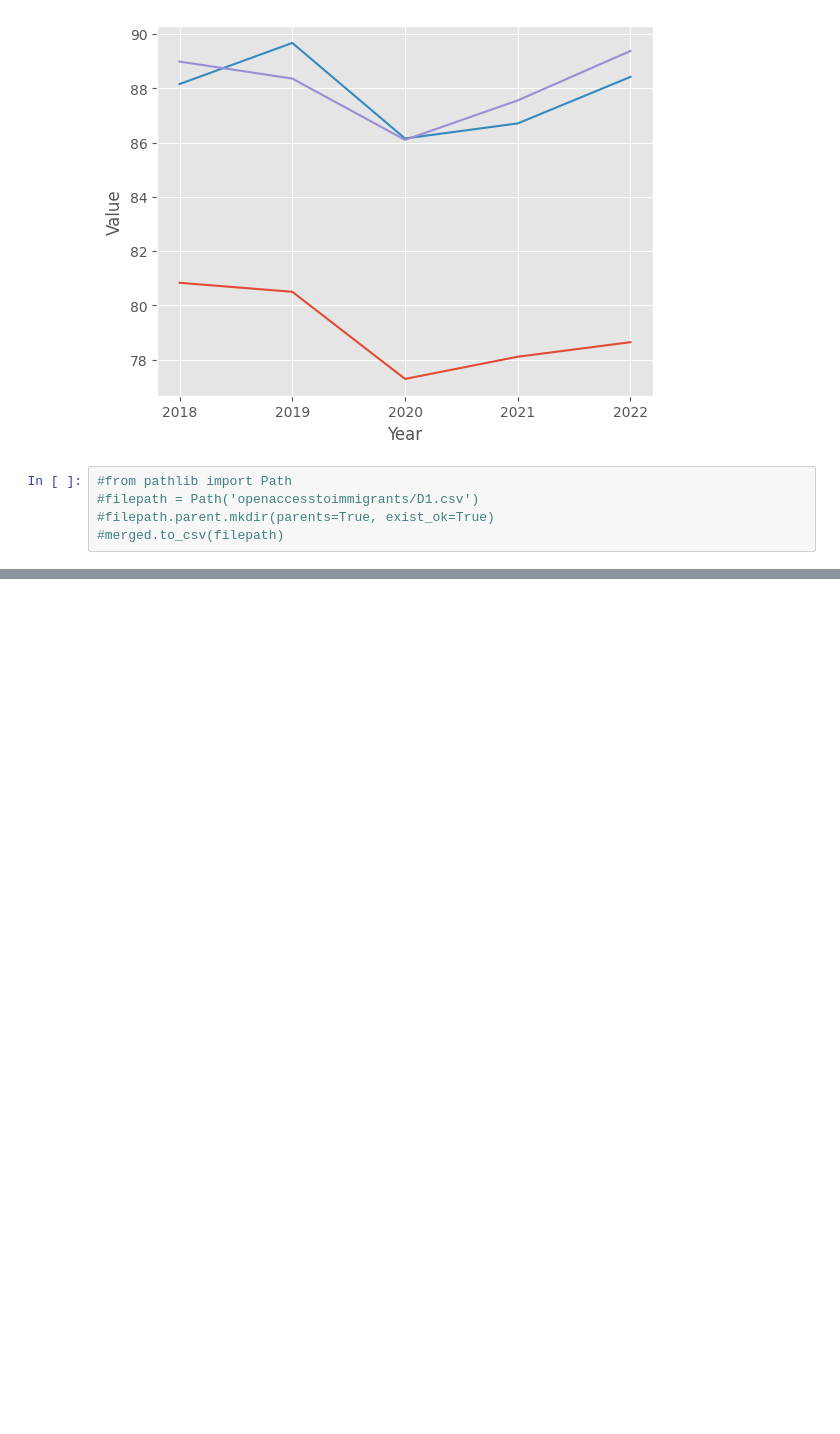
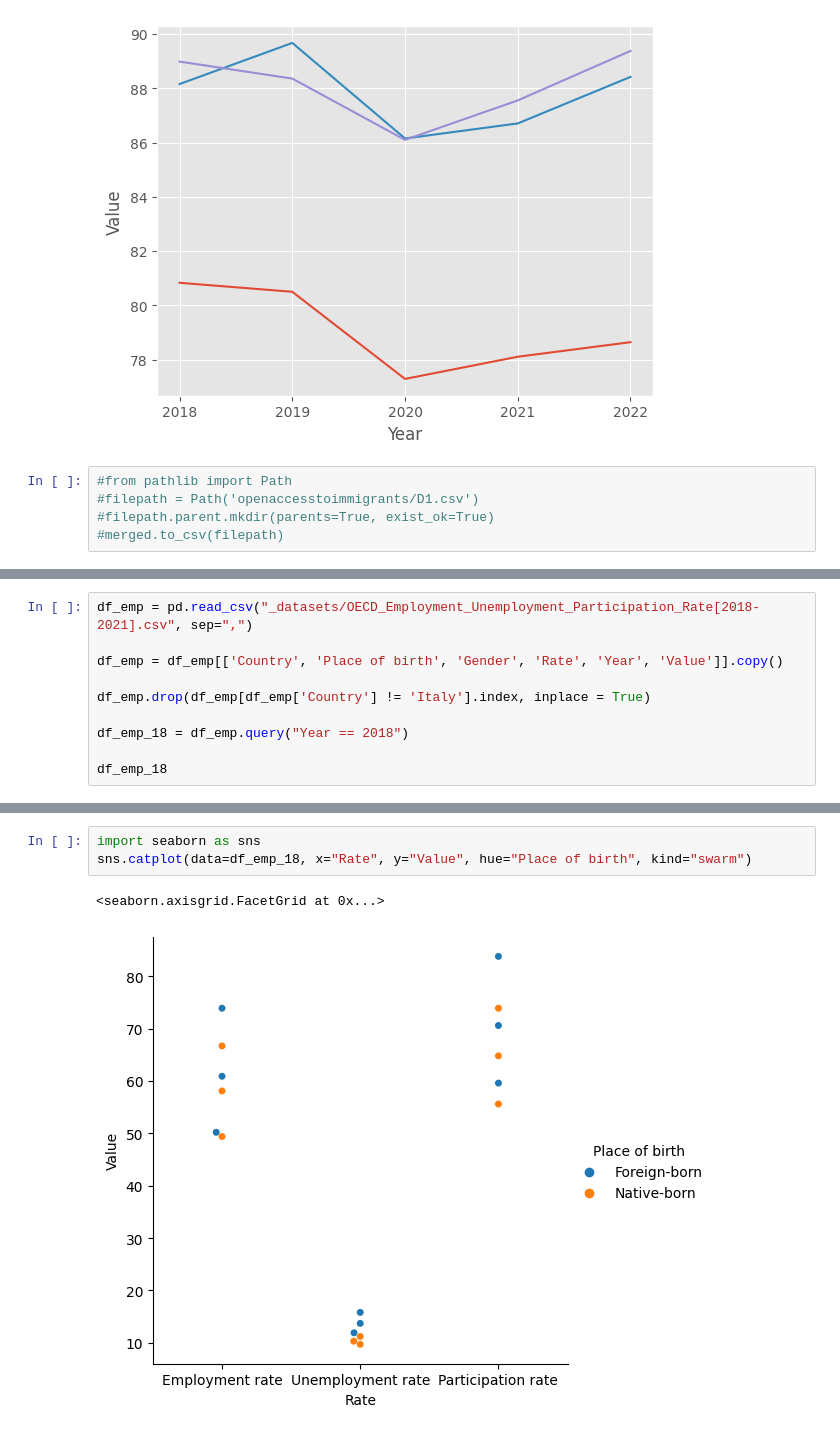
Before and after one commit to openaccesstoimmigrants/EmpowerItaly, a Jupyter notebook: Data_Management.ipynb, the cells around one changed output, grey strips where cells are left out. Saved outputs shown, nothing was run; the diff lists cells and outputs as text; blank space fills up the shorter version.

Commit message:
data

```diff
--- a/Data_Management.ipynb
+++ b/Data_Management.ipynb
@@ -258,0 +237,10 @@ df_IT
+# %%
+df_emp = pd.read_csv("_datasets/OECD_Employment_Unemployment_Participation_Rate[2018-2021].csv", sep=",")
+
+df_emp = df_emp[['Country', 'Place of birth', 'Gender', 'Rate', 'Year', 'Value']].copy()
+
+df_emp.drop(df_emp[df_emp['Country'] != 'Italy'].index, inplace = True)
+
+df_emp_18 = df_emp.query("Year == 2018")
+
+df_emp_18
@@ -258,0 +265,6 @@ df_IT
+# %%
+import seaborn as sns
+sns.catplot(data=df_emp_18, x="Rate", y="Value", hue="Place of birth", kind="swarm")
+# %% [output]
+<seaborn.axisgrid.FacetGrid at 0x...>
+[figure, added]
```
Also changed, not shown: parts of 5 cells of this notebook, 1 other file.
